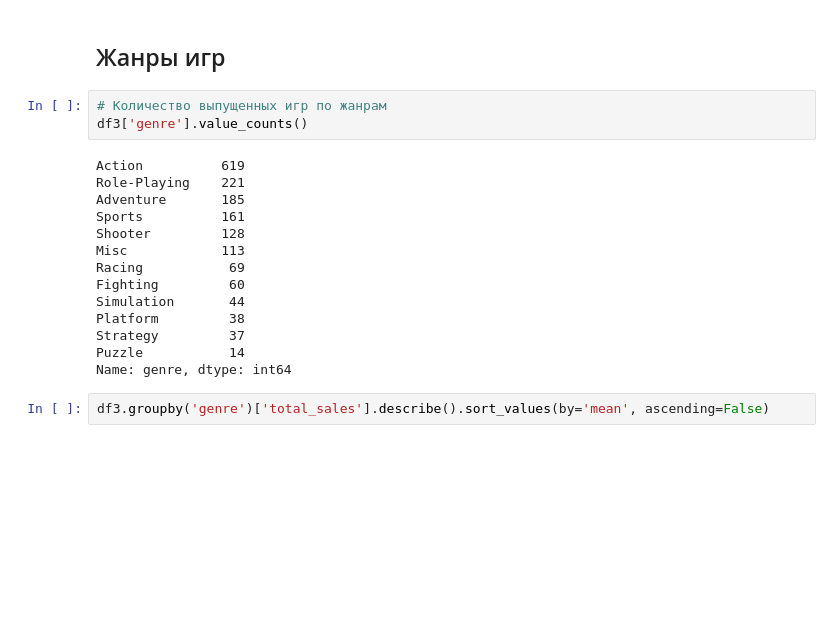
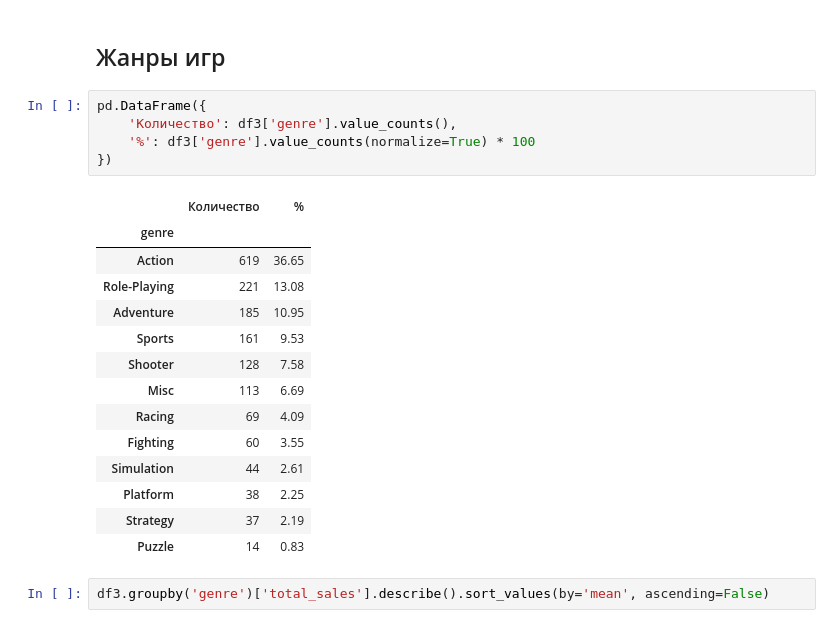
Before and after one commit to rtmvnv/data_analysis, a Jupyter notebook: games/games.ipynb, the cells around one changed output. Saved outputs shown, nothing was run; the diff lists cells and outputs as text; blank space fills up the shorter version.

```diff
--- a/games/games.ipynb
+++ b/games/games.ipynb
@@ -955,23 +731,26 @@ plt.show()
 Для большей наглядности при построении графиком были исключены артефакты в виде 5% самых высоких и самых низких продаж, не отражающие типичную ситуацию.
 # %% [markdown]
 ## Жанры игр
-# %%
-# Количество выпущенных игр по жанрам
-df3['genre'].value_counts()
-# %% [output]
-Action          619
-Role-Playing    221
-Adventure       185
-Sports          161
-Shooter         128
-Misc            113
-Racing           69
-Fighting         60
-Simulation       44
-Platform         38
-Strategy         37
-Puzzle           14
-Name: genre, dtype: int64
+# %%
+pd.DataFrame({
+    'Количество': df3['genre'].value_counts(),
+    '%': df3['genre'].value_counts(normalize=True) * 100
+})
+# %% [output]
+|  | Количество | % |
+| genre |  |  |
+| Action | 619 | 36.65 |
+| Role-Playing | 221 | 13.08 |
+| Adventure | 185 | 10.95 |
+| Sports | 161 | 9.53 |
+| Shooter | 128 | 7.58 |
+| Misc | 113 | 6.69 |
+| Racing | 69 | 4.09 |
+| Fighting | 60 | 3.55 |
+| Simulation | 44 | 2.61 |
+| Platform | 38 | 2.25 |
+| Strategy | 37 | 2.19 |
+| Puzzle | 14 | 0.83 |
 # %%
 df3.groupby('genre')['total_sales'].describe().sort_values(by='mean', ascending=False)
 # %% [output]
```
Also changed, not shown: parts of 57 cells of this notebook.
